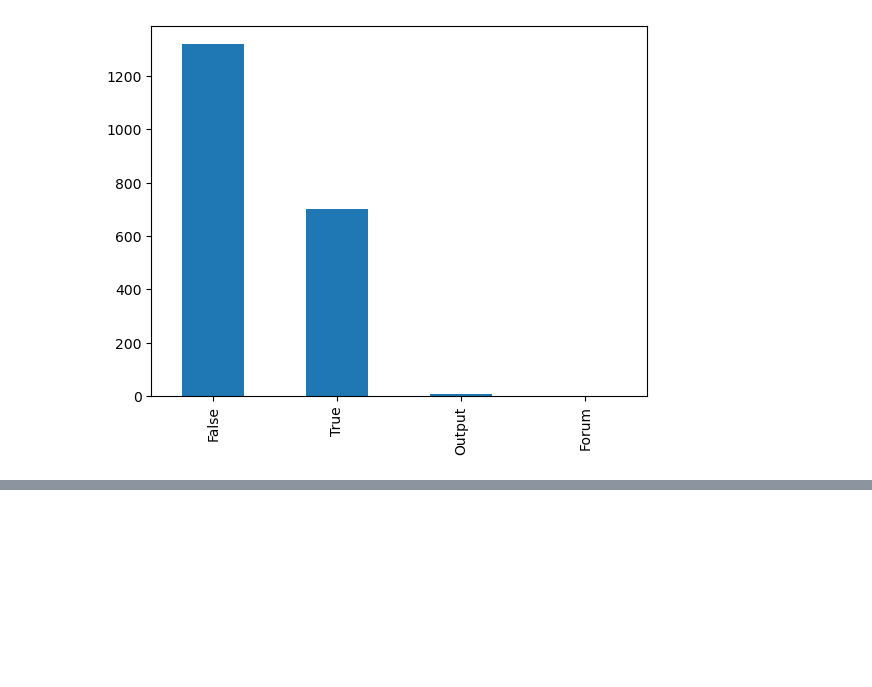
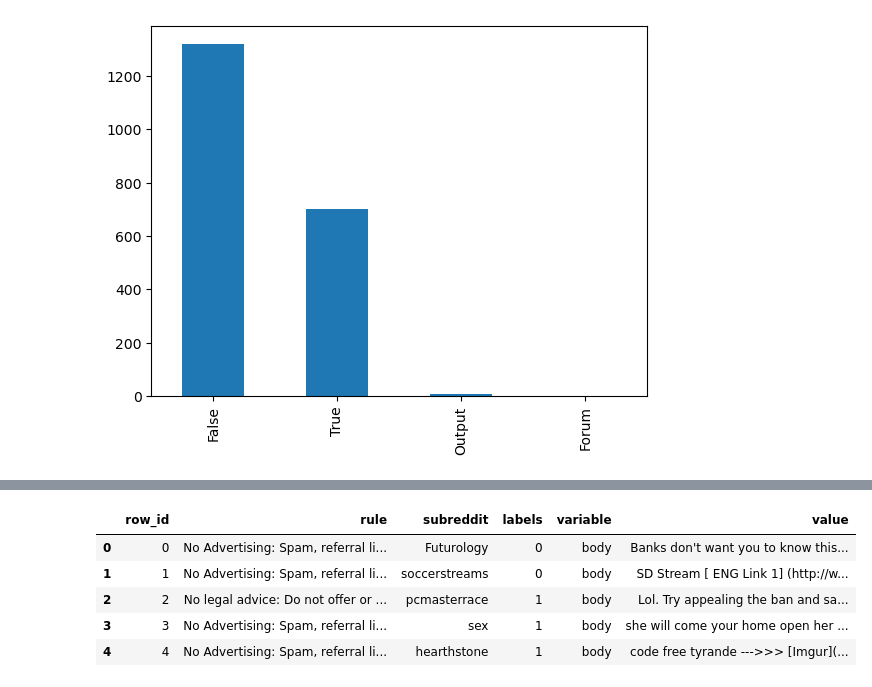
Before and after one commit to dsc-hro/kaggle-jigsaw-agile-community-rules, a Jupyter notebook: submission.ipynb, the cells around one changed output, grey strips where cells are left out. Cells and saved outputs as stored; diff of their text form; code cells hidden in the pictures; blank space fills up the shorter version.

```diff
--- a/submission.ipynb
+++ b/submission.ipynb
@@ -275,0 +409,17 @@ np.float64(0.5012321340561853)
+# %%
+tune_train_df = train_df.rename(columns={"rule_violation": "labels"}).melt(id_vars=["row_id", "rule", "subreddit", "labels"])
+
+positive_mask = tune_train_df["variable"].str.contains("positive")
+negative_mask = tune_train_df["variable"].str.contains("negative")
+
+tune_train_df.loc[negative_mask, "labels"] = 0
+tune_train_df.loc[positive_mask, "labels"] = 1
+
+tune_train_df.head()
+# %% [output]
+|  | row_id | rule | subreddit | labels | variable | value |
+| 0 | 0 | No Advertising: Spam, referral li... | Futurology | 0 | body | Banks don't want you to know this... |
+| 1 | 1 | No Advertising: Spam, referral li... | soccerstreams | 0 | body | SD Stream [ ENG Link 1] (http://w... |
+| 2 | 2 | No legal advice: Do not offer or ... | pcmasterrace | 1 | body | Lol. Try appealing the ban and sa... |
+| 3 | 3 | No Advertising: Spam, referral li... | sex | 1 | body | she will come your home open her ... |
+| 4 | 4 | No Advertising: Spam, referral li... | hearthstone | 1 | body | code free tyrande --->>> [Imgur](... |
```
Also changed, not shown: parts of 43 cells of this notebook, 7 other files.
